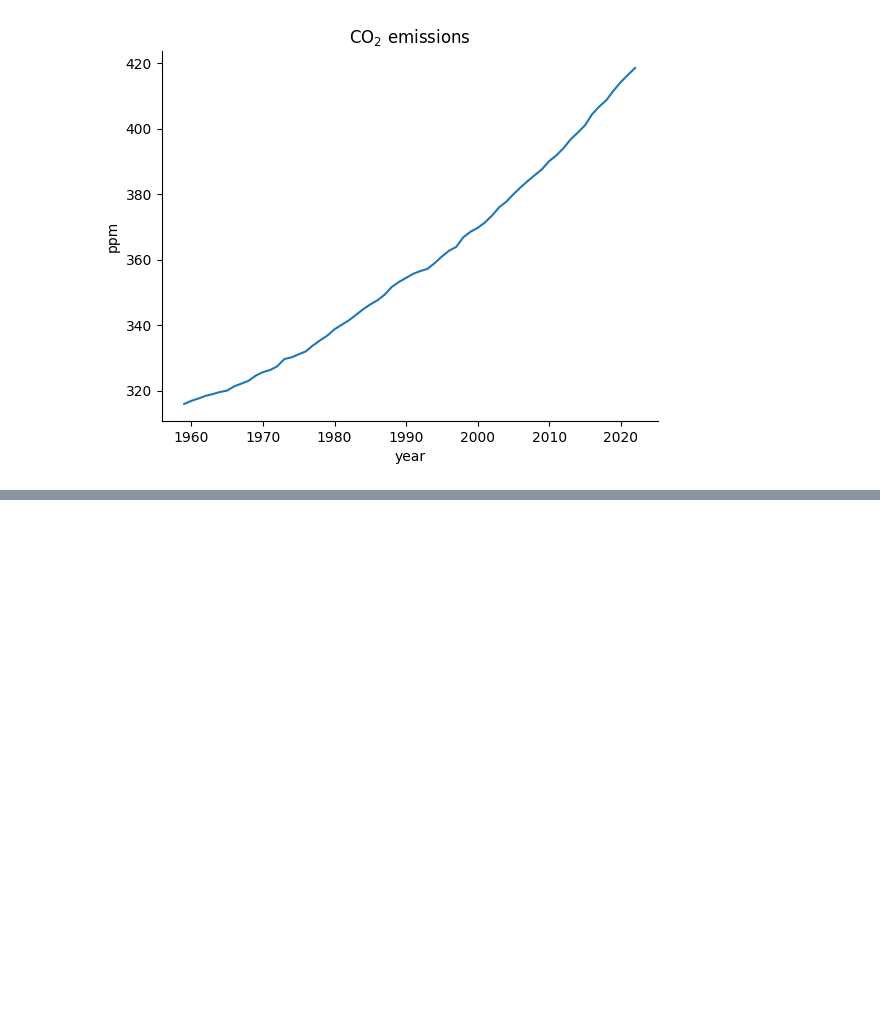
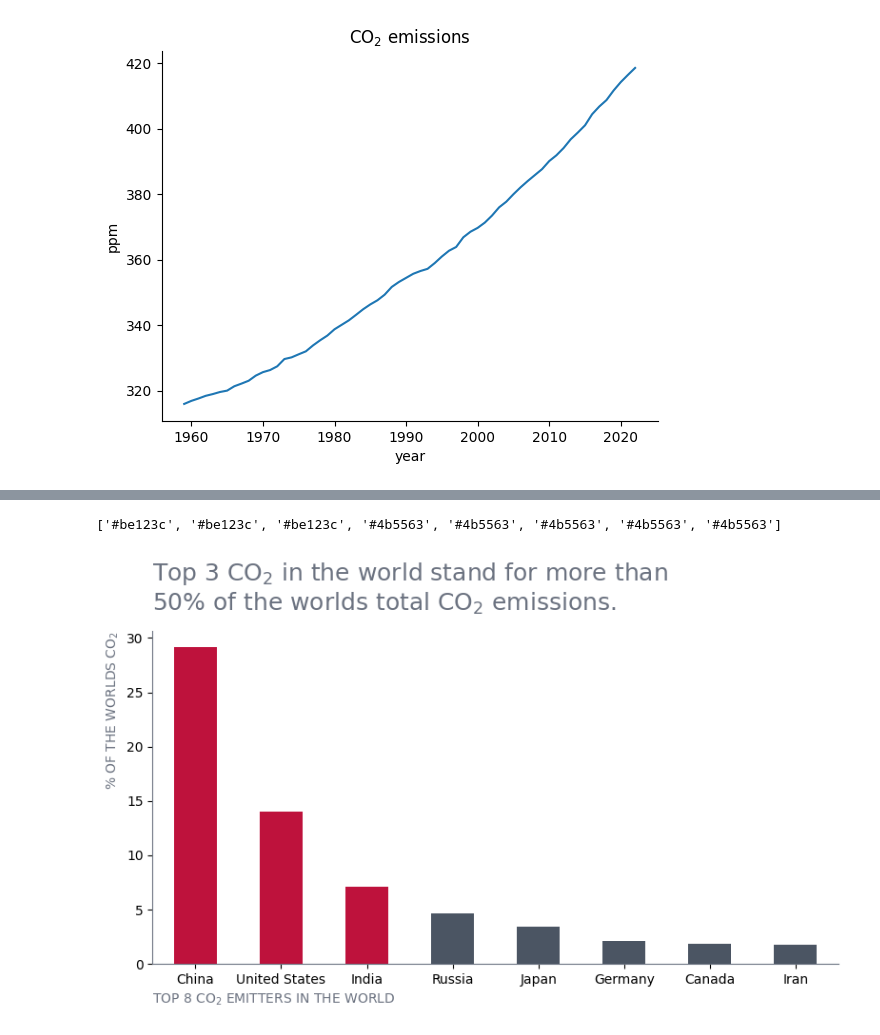
Before and after one commit to LordOfTurtles/Python-Erik-Johansson-OPA23, a Jupyter notebook: code_alongs/Lec10_data_storytelling.ipynb, the cells around one changed output, grey strips where cells are left out. Cells and saved outputs as stored; diff of their text form; code cells hidden in the pictures; blank space fills up the shorter version.

```diff
--- a/code_alongs/Lec10_data_storytelling.ipynb
+++ b/code_alongs/Lec10_data_storytelling.ipynb
@@ -108,0 +147,40 @@ ax_annual.legend().set_visible(False)
+# %%
+number_countries = 8
+top_emitter = 3
+red, gray = "#be123c", "#4b5563"
+colors = [red]*top_emitter + [gray]*(number_countries-top_emitter)
+
+print(colors)
+
+ax_country = df_country.head(number_countries).plot(kind="bar",
+    y="World percentage",
+    x="Country",
+    color=colors,
+    rot=0
+)
+
+ax_country.set_xlabel("TOP 8 CO$_2$ EMITTERS IN THE WORLD", loc="left", color=GRAY1)
+ax_country.set_ylabel("% OF THE WORLDS CO$_2$", loc="top", color=GRAY1)
+
+# remove clutter
+ax_country.spines[["top", "right"]].set_visible(False)
+#ax_annual.spines["right"].set_visible(False)
+ax_country.legend().set_visible(False)
+
+# contrast for attention
+ax_country.spines["left"].set_color(GRAY1)
+ax_country.spines["bottom"].set_color(GRAY1)
+
+ax_country.set_title("Top 3 CO$_2$ in the world stand for more than\n50% of the worlds total CO$_2$ emissions.",
+    loc="left",
+    pad=15,
+    color=GRAY1,
+    fontsize=18
+)
+
+fig = ax_country.get_figure()
+fig.set_size_inches(8,5)
+fig.tight_layout()
+# %% [output]
+['#be123c', '#be123c', '#be123c', '#4b5563', '#4b5563', '#4b5563', '#4b5563', '#4b5563']
+[figure, added]
```
Also changed, not shown: parts of 2 cells of this notebook.
